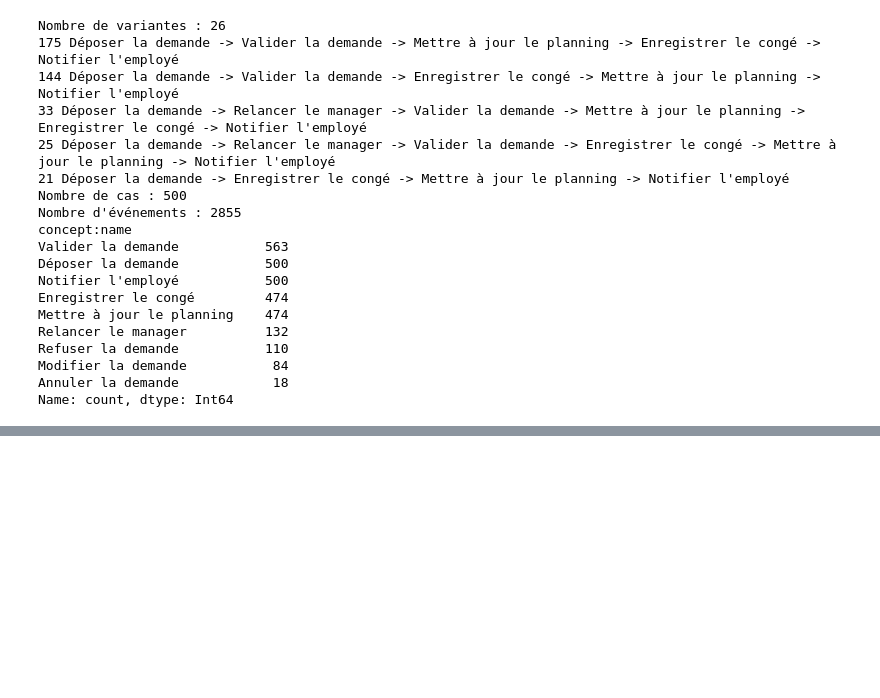
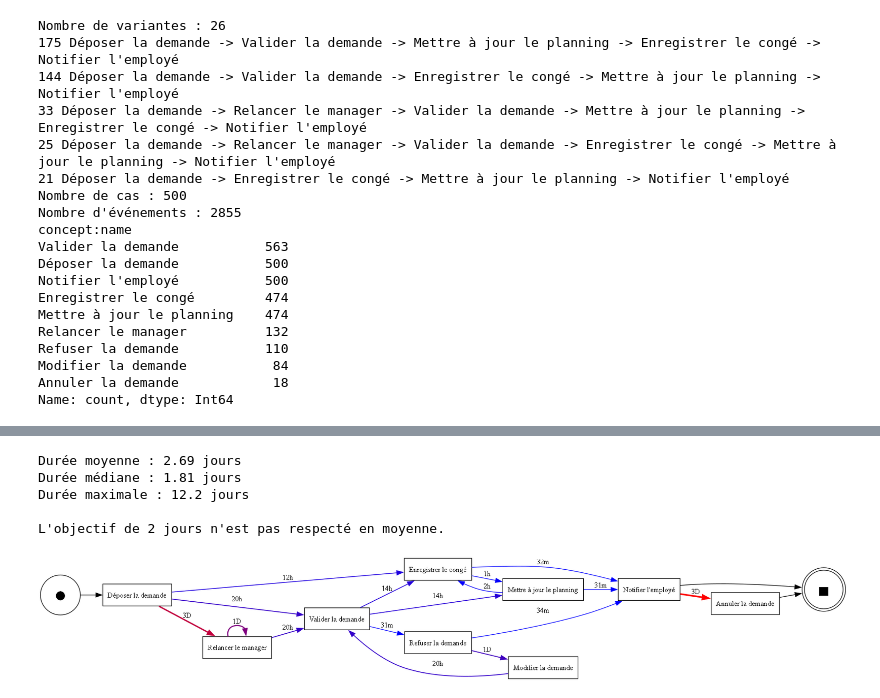
Before and after one commit to ED-DAMI/BPMN, a Jupyter notebook: notbooks/tp1.ipynb, the cells around one changed output, grey strips where cells are left out. Cells and saved outputs as stored; diff of their text form; code cells hidden in the pictures; blank space fills up the shorter version.

```diff
--- a/notbooks/tp1.ipynb
+++ b/notbooks/tp1.ipynb
@@ -103,0 +149,15 @@ process_dfg.html
+# %%
+# Calculer la conformité du journal au modèle de référence
+fitness = pm4py.fitness_alignments(df, net, im, fm)
+
+# Calculer la précision du modèle
+precision = pm4py.precision_alignments(df, net, im, fm)
+
+# Afficher les résultats
+print("Fitness du journal :", fitness["log_fitness"])
+print(
+    "Demandes parfaitement conformes :",
+    fitness["percentage_of_fitting_traces"],
+    "%"
+)
+print("Précision :", precision)
@@ -103,0 +253,37 @@ process_dfg.html
+# %%
+import statistics
+
+# Calculer les durées des demandes en secondes
+durees = pm4py.get_all_case_durations(df)
+
+# Convertir les secondes en jours
+jours = [duree / 86400 for duree in durees]
+
+# Calculer les statistiques
+moyenne = statistics.mean(jours)
+mediane = statistics.median(jours)
+maximum = max(jours)
+
+print("Durée moyenne :", round(moyenne, 2), "jours")
+print("Durée médiane :", round(mediane, 2), "jours")
+print("Durée maximale :", round(maximum, 1), "jours")
+
+# Comparer la moyenne à l'objectif de 2 jours
+if moyenne <= 2:
+    print("\nL'objectif de 2 jours est respecté en moyenne.")
+else:
+    print("\nL'objectif de 2 jours n'est pas respecté en moyenne.")
+# %% [output]
+Durée moyenne : 2.69 jours
+Durée médiane : 1.81 jours
+Durée maximale : 12.2 jours
+
+L'objectif de 2 jours n'est pas respecté en moyenne.
+# %%
+# Calculer les temps entre les activités
+perf, debuts, fins = pm4py.discover_performance_dfg(df)
+
+# Afficher le graphe de performance
+pm4py.view_performance_dfg(perf, debuts, fins)
+# %% [output]
+[figure, added]
```
Also changed, not shown: parts of 26 cells of this notebook.
